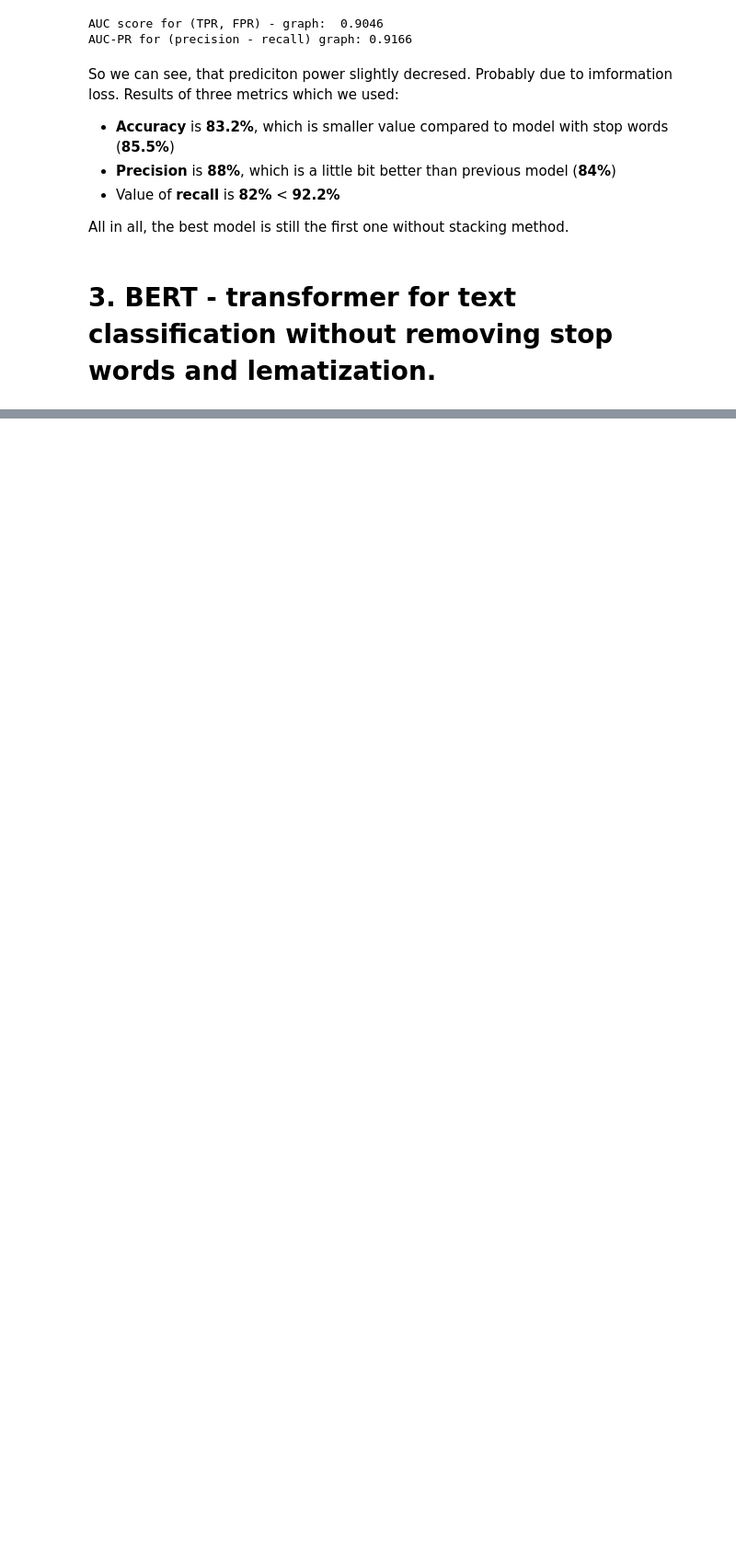
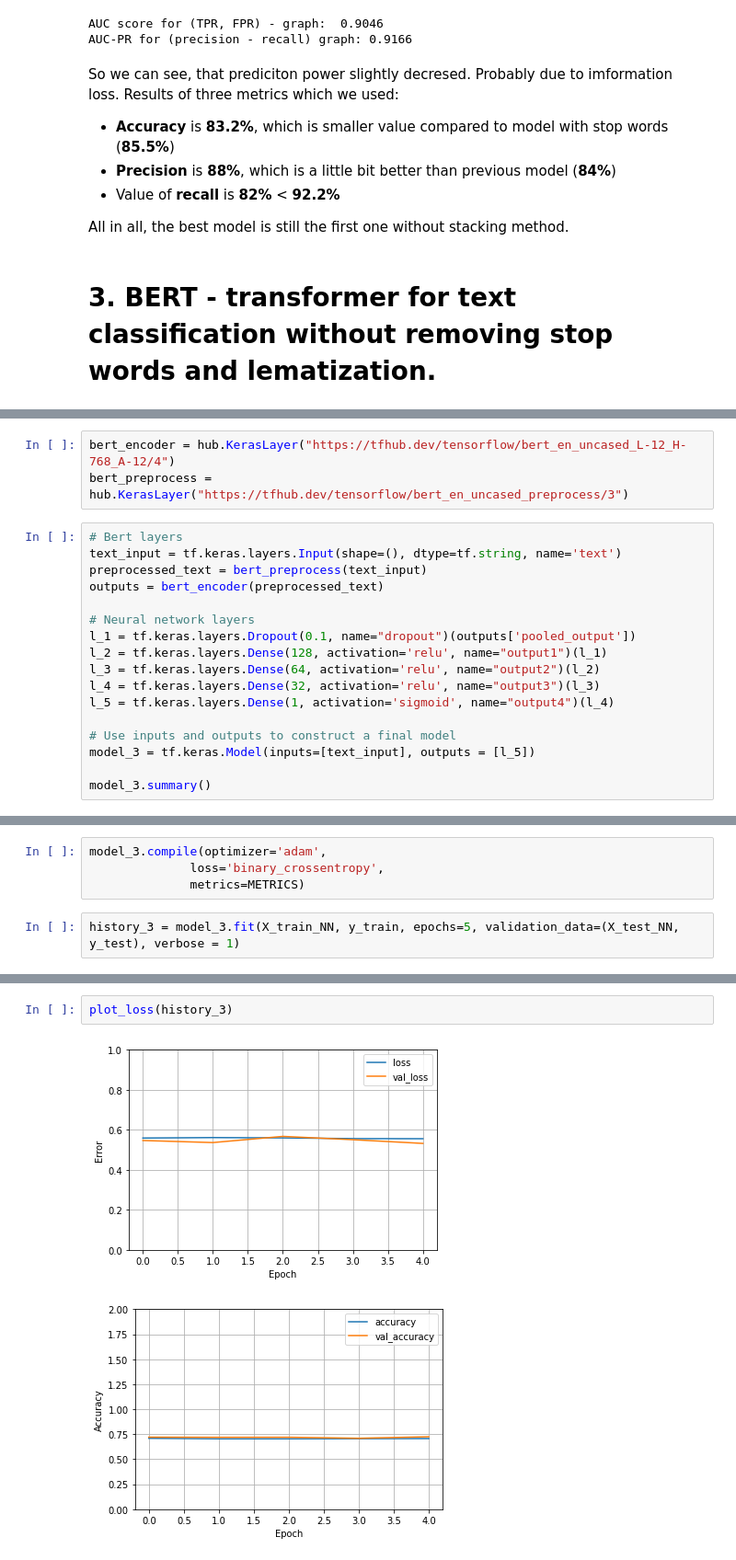
Before and after one commit to stazam/DTSE-project, a Jupyter notebook: DTSE_steam_data_reviews_model_building.ipynb, the cells around one changed output, grey strips where cells are left out. Shown: that part at 92% size. Drawn from its saved outputs; the diff is of its cells as text; blank space fills up the shorter version.

```diff
--- a/DTSE_steam_data_reviews_model_building.ipynb
+++ b/DTSE_steam_data_reviews_model_building.ipynb
@@ -644,0 +674,20 @@ All in all, the best model is still the first one without stacking method.
+# %%
+bert_encoder = hub.KerasLayer("https://tfhub.dev/tensorflow/bert_en_uncased_L-12_H-768_A-12/4")
+bert_preprocess = hub.KerasLayer("https://tfhub.dev/tensorflow/bert_en_uncased_preprocess/3")
+# %%
+# Bert layers
+text_input = tf.keras.layers.Input(shape=(), dtype=tf.string, name='text')
+preprocessed_text = bert_preprocess(text_input)
+outputs = bert_encoder(preprocessed_text)
+
+# Neural network layers
+l_1 = tf.keras.layers.Dropout(0.1, name="dropout")(outputs['pooled_output'])
+l_2 = tf.keras.layers.Dense(128, activation='relu', name="output1")(l_1)
+l_3 = tf.keras.layers.Dense(64, activation='relu', name="output2")(l_2)
+l_4 = tf.keras.layers.Dense(32, activation='relu', name="output3")(l_3)
+l_5 = tf.keras.layers.Dense(1, activation='sigmoid', name="output4")(l_4)
+
+# Use inputs and outputs to construct a final model
+model_3 = tf.keras.Model(inputs=[text_input], outputs = [l_5])
+
+model_3.summary()
@@ -644,0 +712,6 @@ All in all, the best model is still the first one without stacking method.
+# %%
+model_3.compile(optimizer='adam',
+              loss='binary_crossentropy',
+              metrics=METRICS)
+# %%
+history_3 = model_3.fit(X_train_NN, y_train, epochs=5, validation_data=(X_test_NN, y_test), verbose = 1)
@@ -644,0 +729,5 @@ All in all, the best model is still the first one without stacking method.
+# %%
+plot_loss(history_3)
+# %% [output]
+[figure, added]
+[figure, added]
```
Also changed, not shown: parts of 24 cells of this notebook.
